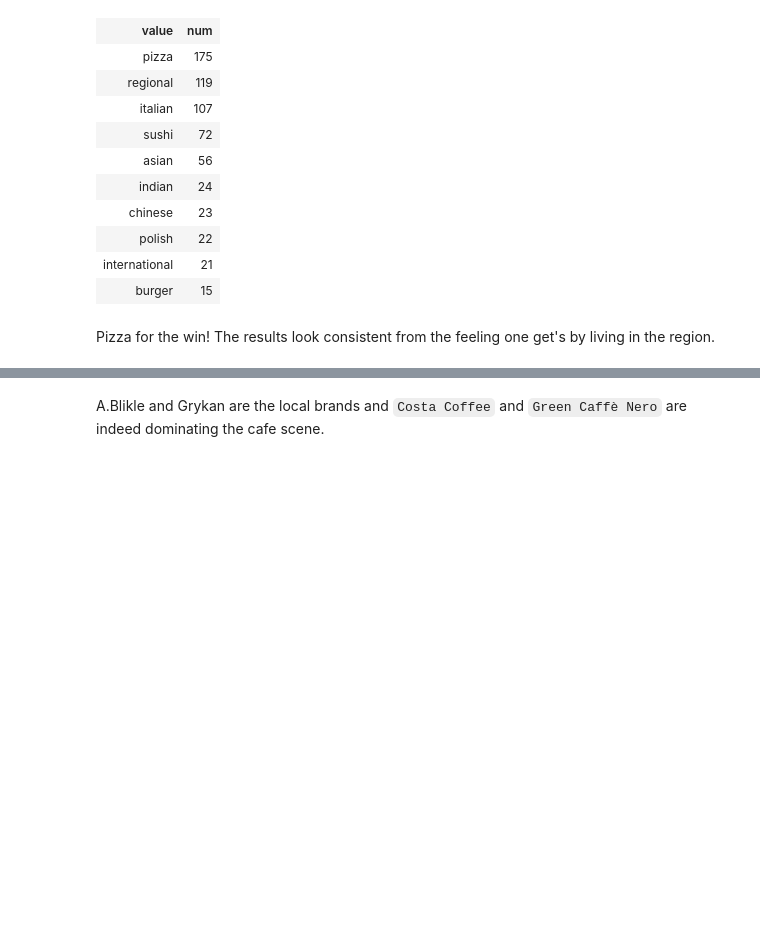
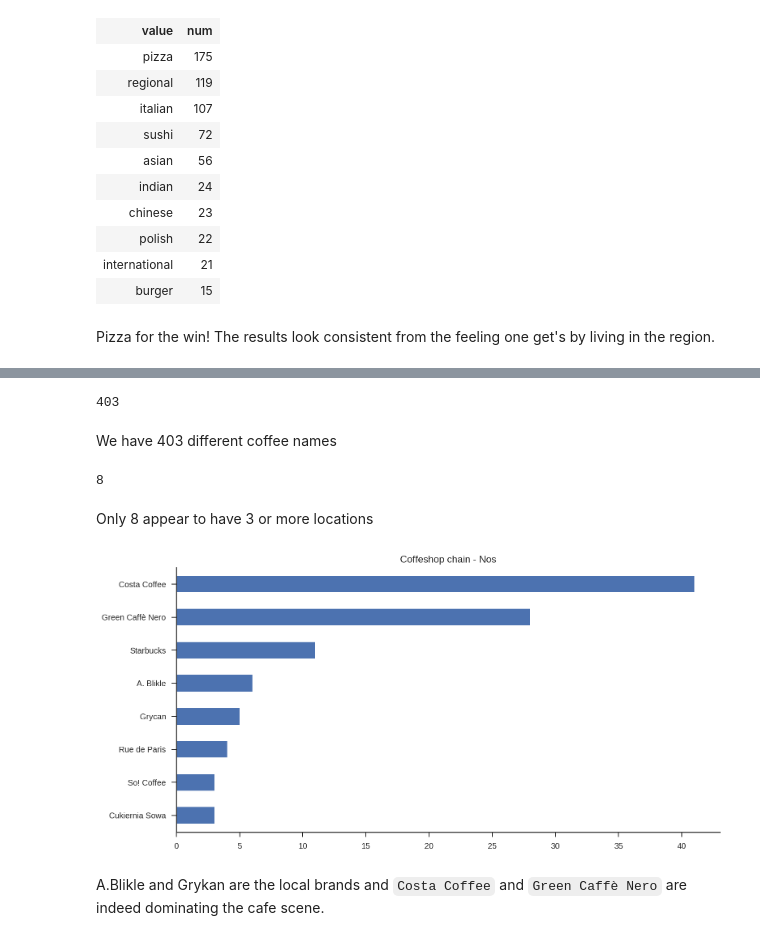
Before and after one commit to jkarakas/Wrangle-OpenStreetMaps-Data-with-SQL, a Jupyter notebook: report_viz.ipynb, the cells around one changed output, grey strips where cells are left out. Saved outputs shown, nothing was run; the diff lists cells and outputs as text; code cells hidden in the pictures; blank space fills up the shorter version.

Commit message:
improve visuals

```diff
--- a/report_viz.ipynb
+++ b/report_viz.ipynb
@@ -439,5 +438,9 @@ After having cleaned the values
+# %%
+from sqlalchemy import create_engine
+localhost = 'sqlite:///warsaw_poland.db'
+engine = create_engine(localhost)
 # %%
-SELECT a.value, COUNT(*) as num
+df = pd.read_sql("""SELECT a.value, COUNT(*) as num
 FROM (SELECT * FROM nodes_tags UNION ALL SELECT * FROM ways_tags) as a
       JOIN
      (SELECT DISTINCT(id) FROM nodes_tags WHERE nodes_tags.value='cafe'
@@ -451,5 +454,4 @@ FROM (SELECT * FROM nodes_tags UNION ALL SELECT * FROM ways_tags) as a
       ON a.id=c.id
 WHERE a.key='name'
 GROUP BY a.value
-ORDER BY num DESC
-LIMIT 10;
+ORDER BY num DESC""", engine)
@@ -469,3 +467,26 @@ Cafe Colombia                   2
+# %%
+len(df)
+# %% [output]
+403
+# %% [markdown]
+We have 403 different coffee names
+# %%
+# Filter only for chains
+df=df.loc[df.num>2]
+# %%
+len(df)
+# %% [output]
+8
+# %% [markdown]
+Only 8 appear to have 3 or more locations
+# %%
+df.groupby(['value']).sum().sort_values(['num']).plot(kind='barh', legend=False, figsize=(12,6))
+plt.ylabel('')
+plt.xlabel('')
+plt.title('Coffeshop chain - Nos')
+sns.despine();
+# %% [output]
+[figure, added]
 # %% [markdown]
 A.Blikle and Grykan are the local brands and `Costa Coffee` and `Green Caffè Nero` are indeed dominating the cafe scene.
 # %% [markdown]
```
Also changed, not shown: parts of 5 cells of this notebook, 1 other file.
